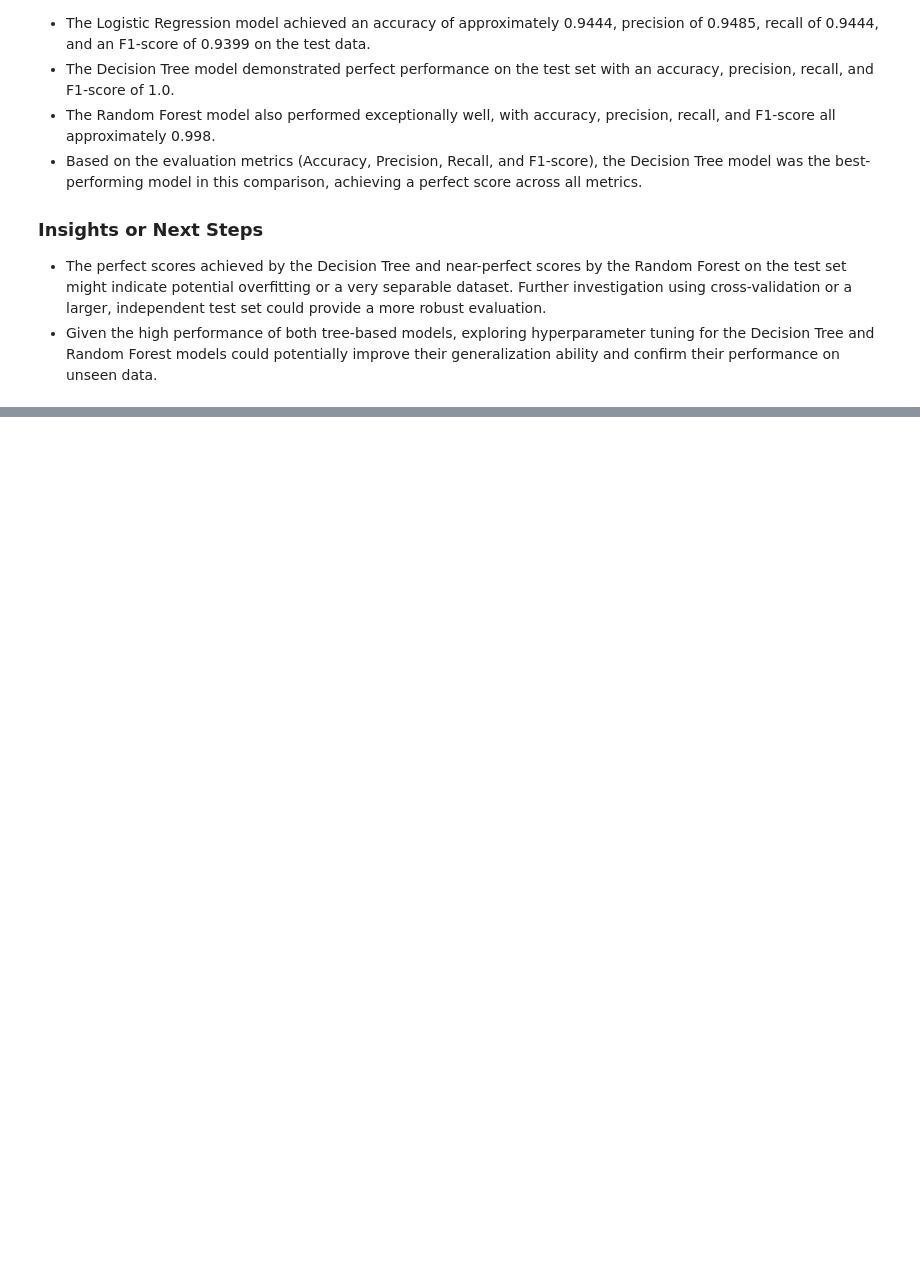
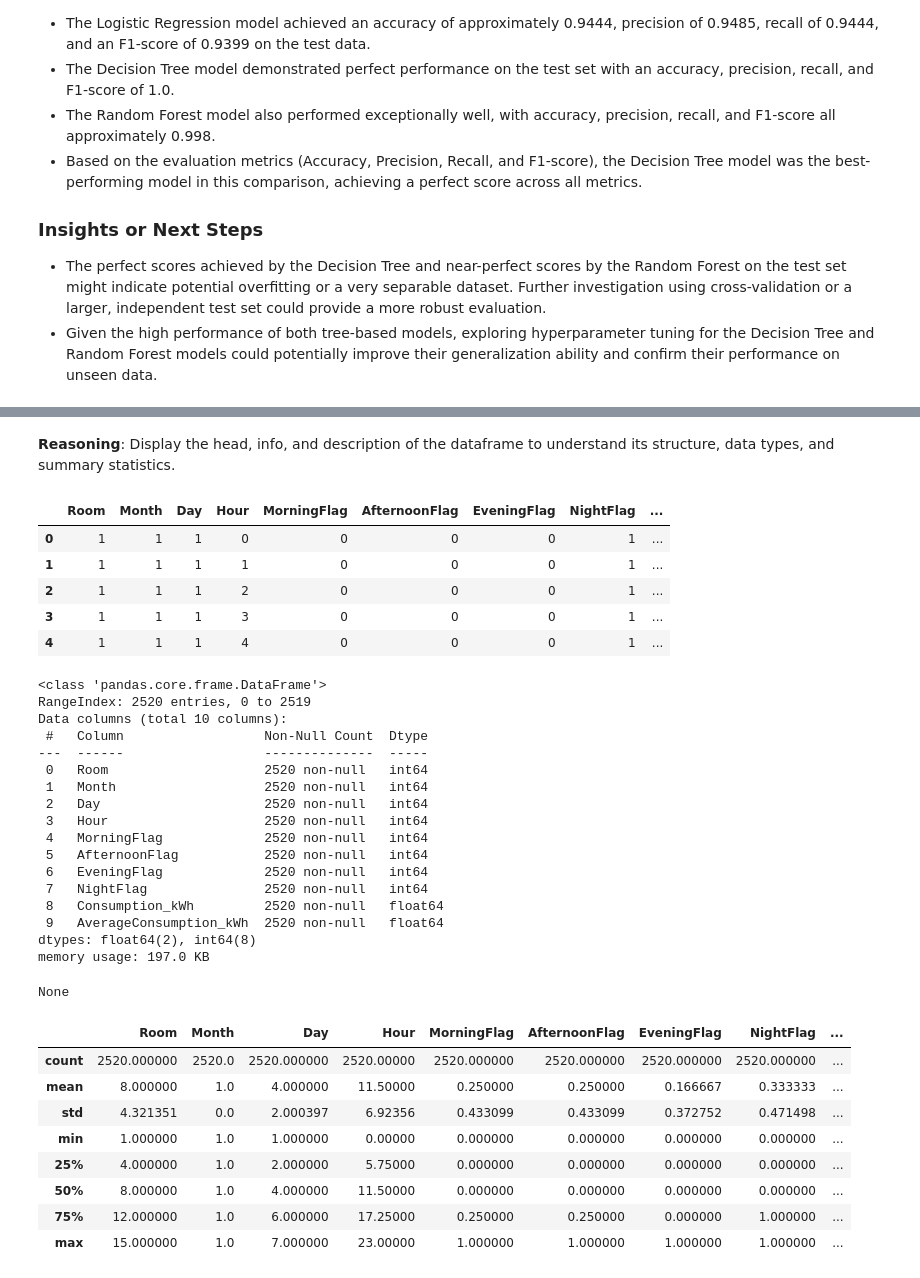
Before and after one commit to janhavi-lab/GreenTechi, a Jupyter notebook: Electricity.ipynb, the cells around one changed output, grey strips where cells are left out. Saved outputs shown, nothing was run; the diff lists cells and outputs as text; code cells hidden in the pictures; blank space fills up the shorter version.

```diff
--- a/Electricity.ipynb
+++ b/Electricity.ipynb
@@ -351,0 +345,41 @@ Overall best model based on F1-score: Decision Tree
+# %% [markdown]
+**Reasoning**:
+Display the head, info, and description of the dataframe to understand its structure, data types, and summary statistics.
+# %%
+display(df.head())
+display(df.info())
+display(df.describe())
+# %% [output]
+|  | Room | Month | Day | Hour | MorningFlag | AfternoonFlag | EveningFlag | NightFlag | ... |
+| 0 | 1 | 1 | 1 | 0 | 0 | 0 | 0 | 1 | ... |
+| 1 | 1 | 1 | 1 | 1 | 0 | 0 | 0 | 1 | ... |
+| 2 | 1 | 1 | 1 | 2 | 0 | 0 | 0 | 1 | ... |
+| 3 | 1 | 1 | 1 | 3 | 0 | 0 | 0 | 1 | ... |
+| 4 | 1 | 1 | 1 | 4 | 0 | 0 | 0 | 1 | ... |
+<class 'pandas.core.frame.DataFrame'>
+RangeIndex: 2520 entries, 0 to 2519
+Data columns (total 10 columns):
+ #   Column                  Non-Null Count  Dtype
+---  ------                  --------------  -----
+ 0   Room                    2520 non-null   int64
+ 1   Month                   2520 non-null   int64
+ 2   Day                     2520 non-null   int64
+ 3   Hour                    2520 non-null   int64
+ 4   MorningFlag             2520 non-null   int64
+ 5   AfternoonFlag           2520 non-null   int64
+ 6   EveningFlag             2520 non-null   int64
+ 7   NightFlag               2520 non-null   int64
+ 8   Consumption_kWh         2520 non-null   float64
+ 9   AverageConsumption_kWh  2520 non-null   float64
+dtypes: float64(2), int64(8)
+memory usage: 197.0 KB
+None
+|  | Room | Month | Day | Hour | MorningFlag | AfternoonFlag | EveningFlag | NightFlag | ... |
+| count | 2520.000000 | 2520.0 | 2520.000000 | 2520.00000 | 2520.000000 | 2520.000000 | 2520.000000 | 2520.000000 | ... |
+| mean | 8.000000 | 1.0 | 4.000000 | 11.50000 | 0.250000 | 0.250000 | 0.166667 | 0.333333 | ... |
+| std | 4.321351 | 0.0 | 2.000397 | 6.92356 | 0.433099 | 0.433099 | 0.372752 | 0.471498 | ... |
+| min | 1.000000 | 1.0 | 1.000000 | 0.00000 | 0.000000 | 0.000000 | 0.000000 | 0.000000 | ... |
+| 25% | 4.000000 | 1.0 | 2.000000 | 5.75000 | 0.000000 | 0.000000 | 0.000000 | 0.000000 | ... |
+| 50% | 8.000000 | 1.0 | 4.000000 | 11.50000 | 0.000000 | 0.000000 | 0.000000 | 0.000000 | ... |
+| 75% | 12.000000 | 1.0 | 6.000000 | 17.25000 | 0.250000 | 0.250000 | 0.000000 | 1.000000 | ... |
+| max | 15.000000 | 1.0 | 7.000000 | 23.00000 | 1.000000 | 1.000000 | 1.000000 | 1.000000 | ... |
```
Also changed, not shown: parts of 29 cells of this notebook.
